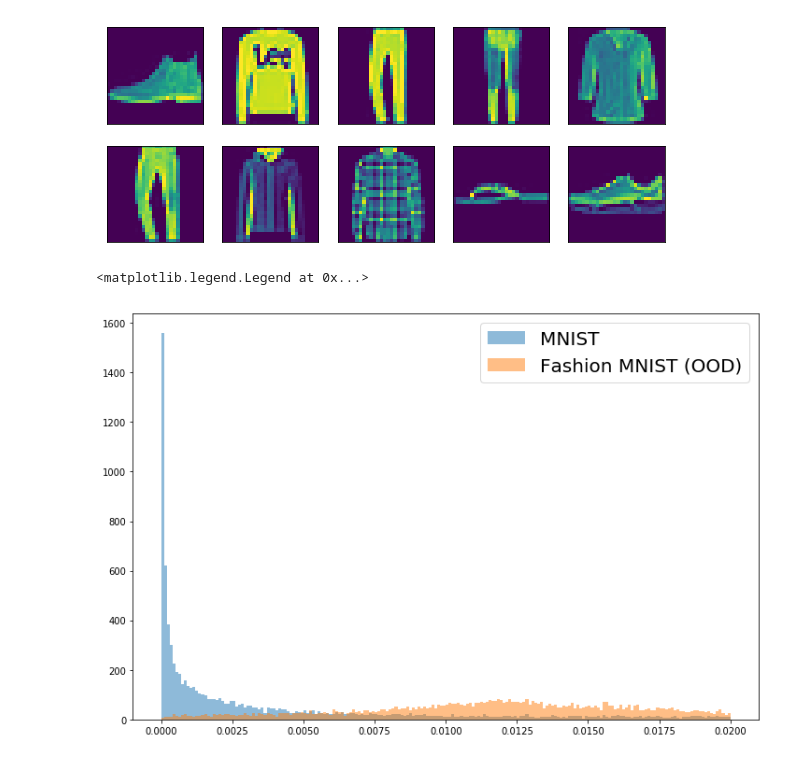
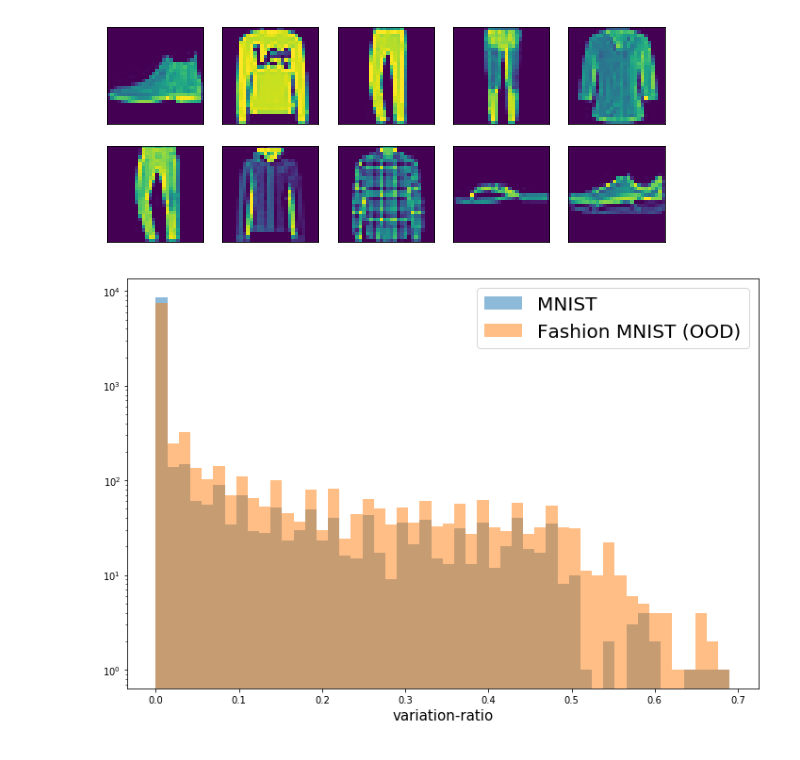
Before and after one commit to slowmoyang/bayesian-deep-learning, a Jupyter notebook: examples/notebooks/out-of-distribution.ipynb, the cells around one changed output. Saved outputs shown, nothing was run; the diff lists cells and outputs as text; code cells hidden in the pictures.

```diff
--- a/examples/notebooks/out-of-distribution.ipynb
+++ b/examples/notebooks/out-of-distribution.ipynb
@@ -209,9 +204,27 @@ fashion_uncertainty = y_fashion_samples.std(axis=0).mean(axis=1)
+# %%
+def sample_probabilities(model, data, num_samples):
+    assert isinstance(model.layers[-1], tfpl.OneHotCategorical)
+    samples = [model.predict_on_batch(data).probs_parameter() for _ in range(num_samples)]
+    return tf.stack(samples)
+# %%
+y_test_samples = sample_probabilities(model, x_test, num_samples=100)
+y_fashion_samples = sample_probabilities(model, x_fashion, num_samples=100)
 # %%
-fig, ax = plt.subplots(figsize=(12, 8))
-ax.hist(mnist_uncertainty, alpha=0.5, range=(0, 0.02), bins=200, label='MNIST')
-ax.hist(fashion_uncertainty, alpha=0.5, range=(0, 0.02), bins=200, label='Fashion MNIST (OOD)')
-ax.legend(fontsize=20)
-# ax.set_yscale('log')
+def plot_uncertainty(test, ood, xlabel, bins=200, log_y=False):
+    x_max = max(max(test), max(ood))
+    x_range = (0, x_max)
+
+    fig, ax = plt.subplots(figsize=(12, 8))
+    ax.hist(test, alpha=0.5, range=x_range, bins=bins, label='MNIST')
+    ax.hist(ood, alpha=0.5, range=x_range, bins=bins, label='Fashion MNIST (OOD)')
+    ax.legend(fontsize=20)
+    ax.set_xlabel(xlabel, fontsize=15)
+
+    if log_y:
+        ax.set_yscale('log')
-# %% [output]
-<matplotlib.legend.Legend at 0x...>
-[figure, removed]
+# %%
+vr_test = extfp.uncertainty.compute_variation_ratio(y_test_samples)
+vr_fashion = extfp.uncertainty.compute_variation_ratio(y_fashion_samples)
+plot_uncertainty(vr_test.numpy(), vr_fashion.numpy(), 'variation-ratio', bins=50, log_y=True)
+# %% [output]
+[figure, added]
```
Also changed, not shown: parts of 8 cells of this notebook.
